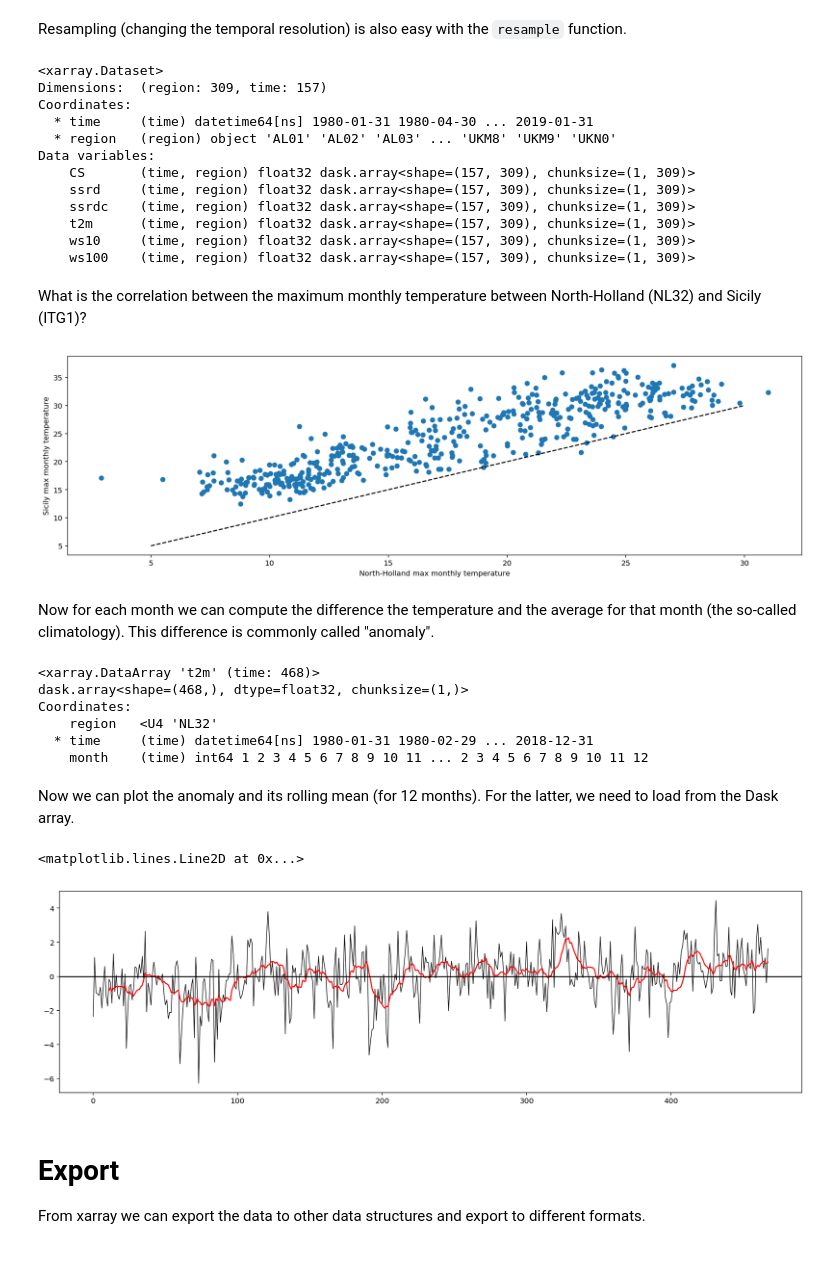
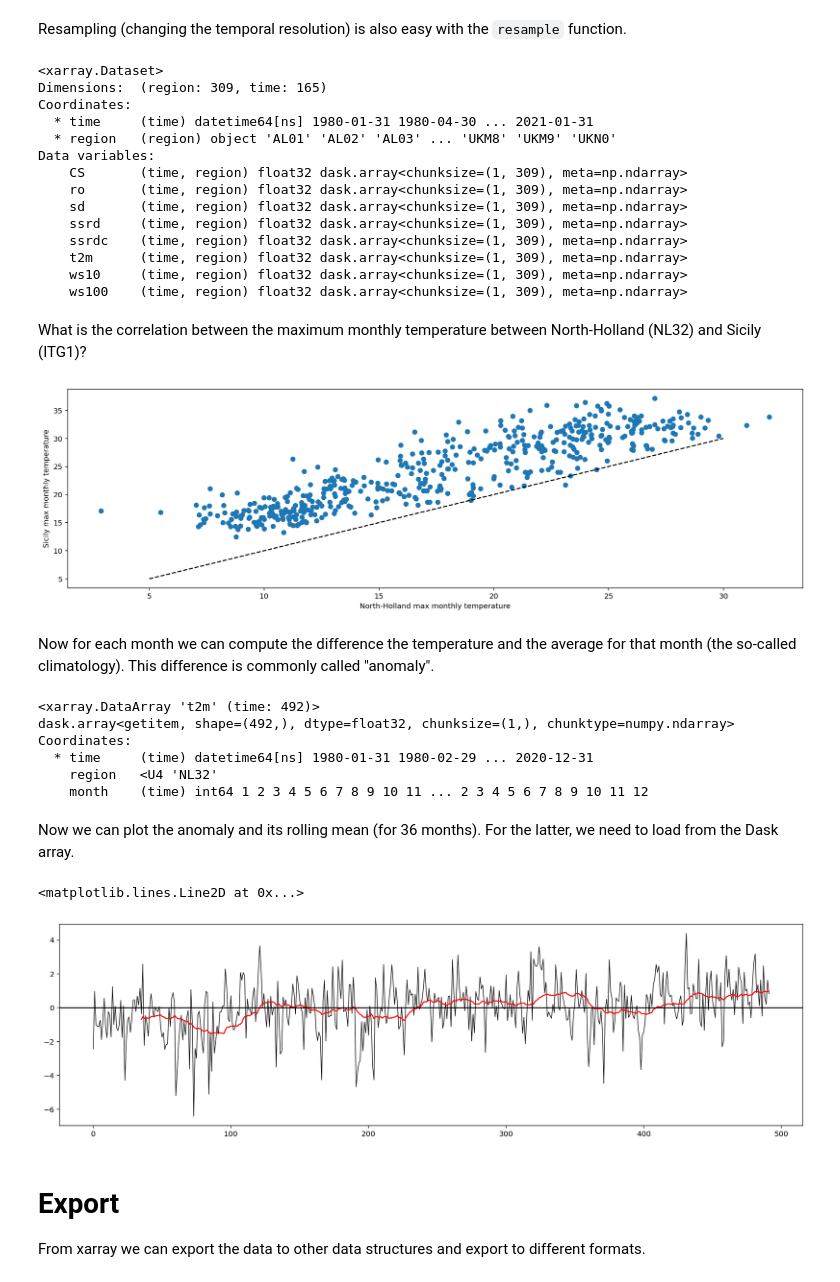
Before and after one commit to energy-modelling-toolkit/era-nuts-code, a Jupyter notebook: notebooks/exploring-ERA-NUTS.ipynb, the cells around one changed output. Cells and saved outputs as stored; diff of their text form; code cells hidden in the pictures.

```diff
--- a/notebooks/exploring-ERA-NUTS.ipynb
+++ b/notebooks/exploring-ERA-NUTS.ipynb
@@ -190,6 +204,6 @@ ds.sel(time=slice('2000-01', '2000-04'))
 Here the execution time for loading and subsetting **forcing** the load into memory with `load()`
 # %%
 %%timeit -n 3
-ds = xr.open_mfdataset(path + 'NUTS2/hourly/*.nc', mask_and_scale=True).load()
+ds = xr.open_mfdataset(path + 'data-zenodo/netcdf/*nuts2*.nc', mask_and_scale=True).load()
 ds.sel(time=slice('2000-01', '2000-04'))
 # %% [output]
@@ -213,17 +227,19 @@ Resampling (changing the temporal resolution) is also easy with the `resample` f
 ds.resample(time='3M').mean() # Get the 3-month average of all the variables in the dataset
 # %% [output]
 <xarray.Dataset>
-Dimensions:  (region: 309, time: 157)
+Dimensions:  (region: 309, time: 165)
 Coordinates:
-  * time     (time) datetime64[ns] 1980-01-31 1980-04-30 ... 2019-01-31
+  * time     (time) datetime64[ns] 1980-01-31 1980-04-30 ... 2021-01-31
   * region   (region) object 'AL01' 'AL02' 'AL03' ... 'UKM8' 'UKM9' 'UKN0'
 Data variables:
-    CS       (time, region) float32 dask.array<shape=(157, 309), chunksize=(1, 309)>
-    ssrd     (time, region) float32 dask.array<shape=(157, 309), chunksize=(1, 309)>
-    ssrdc    (time, region) float32 dask.array<shape=(157, 309), chunksize=(1, 309)>
-    t2m      (time, region) float32 dask.array<shape=(157, 309), chunksize=(1, 309)>
-    ws10     (time, region) float32 dask.array<shape=(157, 309), chunksize=(1, 309)>
-    ws100    (time, region) float32 dask.array<shape=(157, 309), chunksize=(1, 309)>
+    CS       (time, region) float32 dask.array<chunksize=(1, 309), meta=np.ndarray>
+    ro       (time, region) float32 dask.array<chunksize=(1, 309), meta=np.ndarray>
+    sd       (time, region) float32 dask.array<chunksize=(1, 309), meta=np.ndarray>
+    ssrd     (time, region) float32 dask.array<chunksize=(1, 309), meta=np.ndarray>
+    ssrdc    (time, region) float32 dask.array<chunksize=(1, 309), meta=np.ndarray>
+    t2m      (time, region) float32 dask.array<chunksize=(1, 309), meta=np.ndarray>
+    ws10     (time, region) float32 dask.array<chunksize=(1, 309), meta=np.ndarray>
+    ws100    (time, region) float32 dask.array<chunksize=(1, 309), meta=np.ndarray>
 # %% [markdown]
 What is the correlation between the maximum monthly temperature between North-Holland (NL32) and Sicily (ITG1)?
 # %%
@@ -235,7 +251,7 @@ plt.xlabel('North-Holland max monthly temperature')
 plt.ylabel('Sicily max monthly temperature')
 plt.box(True)
 # %% [output]
-[figure, old version]
+[figure, new version]
 # %% [markdown]
 Now for each month we can compute the difference the temperature and the average for that month (the so-called climatology). This difference is commonly called "anomaly".
 # %%
@@ -247,21 +263,21 @@ anomaly = x.groupby('time.month') - climatology
 
 print(anomaly)
 # %% [output]
-<xarray.DataArray 't2m' (time: 468)>
-dask.array<shape=(468,), dtype=float32, chunksize=(1,)>
+<xarray.DataArray 't2m' (time: 492)>
+dask.array<getitem, shape=(492,), dtype=float32, chunksize=(1,), chunktype=numpy.ndarray>
 Coordinates:
+  * time     (time) datetime64[ns] 1980-01-31 1980-02-29 ... 2020-12-31
     region   <U4 'NL32'
-  * time     (time) datetime64[ns] 1980-01-31 1980-02-29 ... 2018-12-31
     month    (time) int64 1 2 3 4 5 6 7 8 9 10 11 ... 2 3 4 5 6 7 8 9 10 11 12
 # %% [markdown]
-Now we can plot the anomaly and its rolling mean (for 12 months). For the latter, we need to load from the Dask array.
+Now we can plot the anomaly and its rolling mean (for 36 months). For the latter, we need to load from the Dask array.
 # %%
 plt.plot(anomaly, color='black', lw=.8)
-plt.plot(anomaly.load().rolling(time=12).mean(), color='red')
+plt.plot(anomaly.load().rolling(time=36).mean(), color='red')
 plt.axhline(y=0, color = 'k')
 # %% [output]
 <matplotlib.lines.Line2D at 0x...>
-[figure, old version]
+[figure, new version]
 # %% [markdown]
 # Export
 From xarray we can export the data to other data structures and export to different formats.
```
Also changed, not shown: parts of 25 cells of this notebook.
